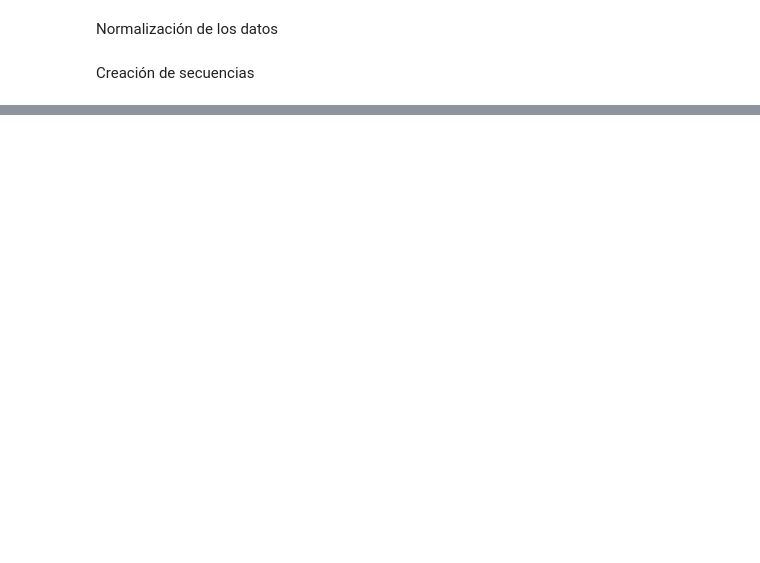
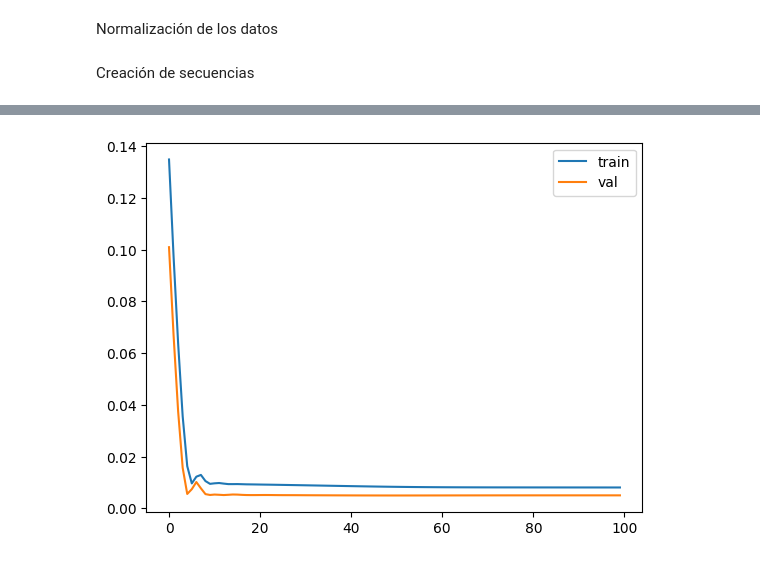
Before and after one commit to FranzCastillo/GUA-Gasoline-Analysis, a Jupyter notebook: LSTM.ipynb, the cells around one changed output, grey strips where cells are left out. Saved outputs shown, nothing was run; the diff lists cells and outputs as text; code cells hidden in the pictures; blank space fills up the shorter version.

Commit message:
First model

```diff
--- a/LSTM.ipynb
+++ b/LSTM.ipynb
@@ -208,0 +215,10 @@ y_test_super = super_split[5]
+# %%
+model_diesel = tf.keras.models.Sequential([
+    tf.keras.layers.Input(shape=(X_train_diesel.shape[1], X_train_diesel.shape[2])),
+    tf.keras.layers.LSTM(50, return_sequences=True),
+    tf.keras.layers.LSTM(50, return_sequences=False),
+    tf.keras.layers.Dense(25),
+    tf.keras.layers.Dense(1)
+])
+# %%
+model_diesel.compile(optimizer='adam', loss='mean_squared_error')
@@ -208,0 +247,9 @@ y_test_super = super_split[5]
+# %%
+history_diesel = model_diesel.fit(
+    X_train_diesel,
+    y_train_diesel,
+    epochs=100,
+    batch_size=36,
+    validation_data=(X_val_diesel, y_val_diesel),
+    verbose=1
+)
@@ -208,0 +274,7 @@ y_test_super = super_split[5]
+# %%
+plt.plot(history_diesel.history['loss'], label='train')
+plt.plot(history_diesel.history['val_loss'], label='val')
+plt.legend()
+plt.show()
+# %% [output]
+[figure, added]
```
Also changed, not shown: parts of 35 cells of this notebook.
